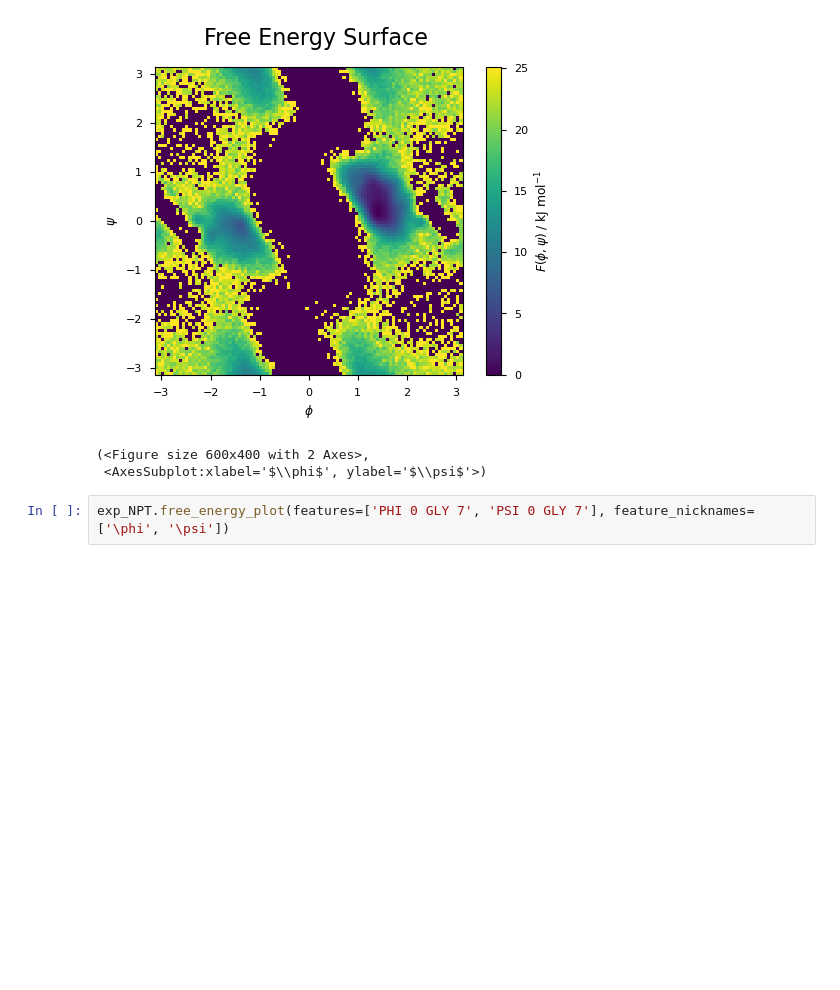
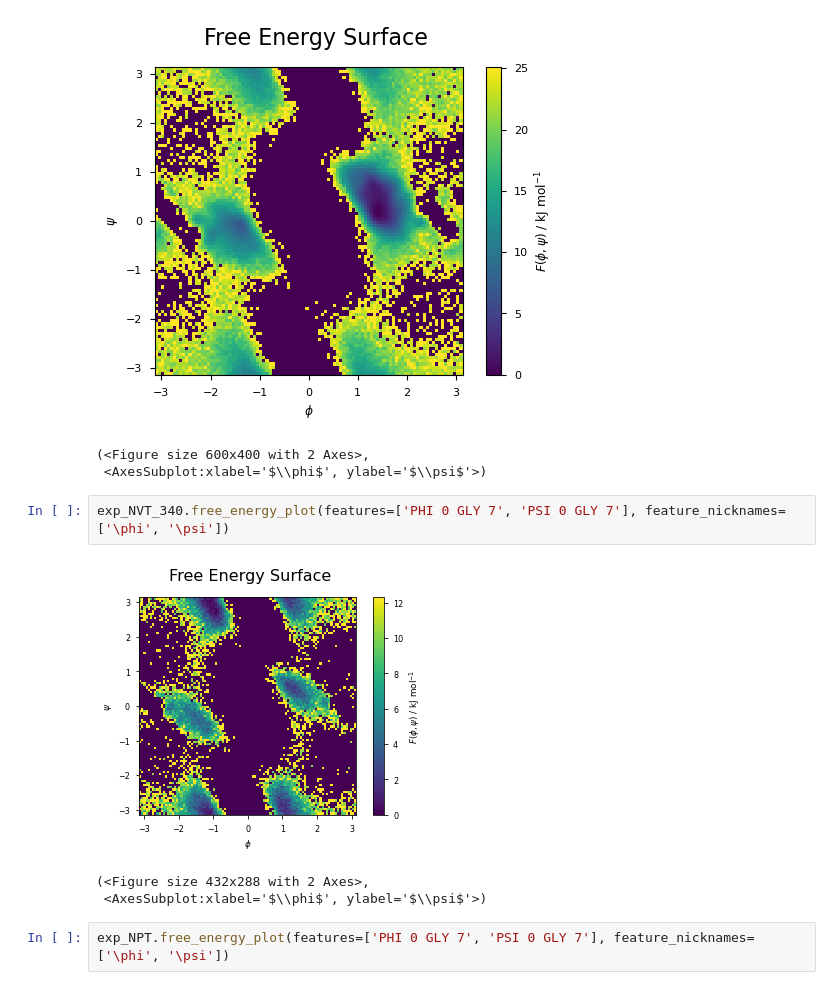
Before and after one commit to dominicp6/CV_learning, a Jupyter notebook: notebooks/analyse_trajectory.ipynb, the cells around one changed output. Cells and saved outputs as stored; diff of their text form; blank space fills up the shorter version.

```diff
--- a/notebooks/analyse_trajectory.ipynb
+++ b/notebooks/analyse_trajectory.ipynb
@@ -135,6 +121,12 @@ exp_DESRES.free_energy_plot(features=['PHI 0 GLY 7', 'PSI 0 GLY 7'], feature_nic
 [figure]
 (<Figure size 600x400 with 2 Axes>,
  <AxesSubplot:xlabel='$\\phi$', ylabel='$\\psi$'>)
+# %%
+exp_NVT_340.free_energy_plot(features=['PHI 0 GLY 7', 'PSI 0 GLY 7'], feature_nicknames=['\phi', '\psi'])
+# %% [output]
+[figure, added]
+(<Figure size 432x288 with 2 Axes>,
+ <AxesSubplot:xlabel='$\\phi$', ylabel='$\\psi$'>)
 # %%
 exp_NPT.free_energy_plot(features=['PHI 0 GLY 7', 'PSI 0 GLY 7'], feature_nicknames=['\phi', '\psi'])
 # %% [output]
```
Also changed, not shown: parts of 9 cells of this notebook, 8 other files.
